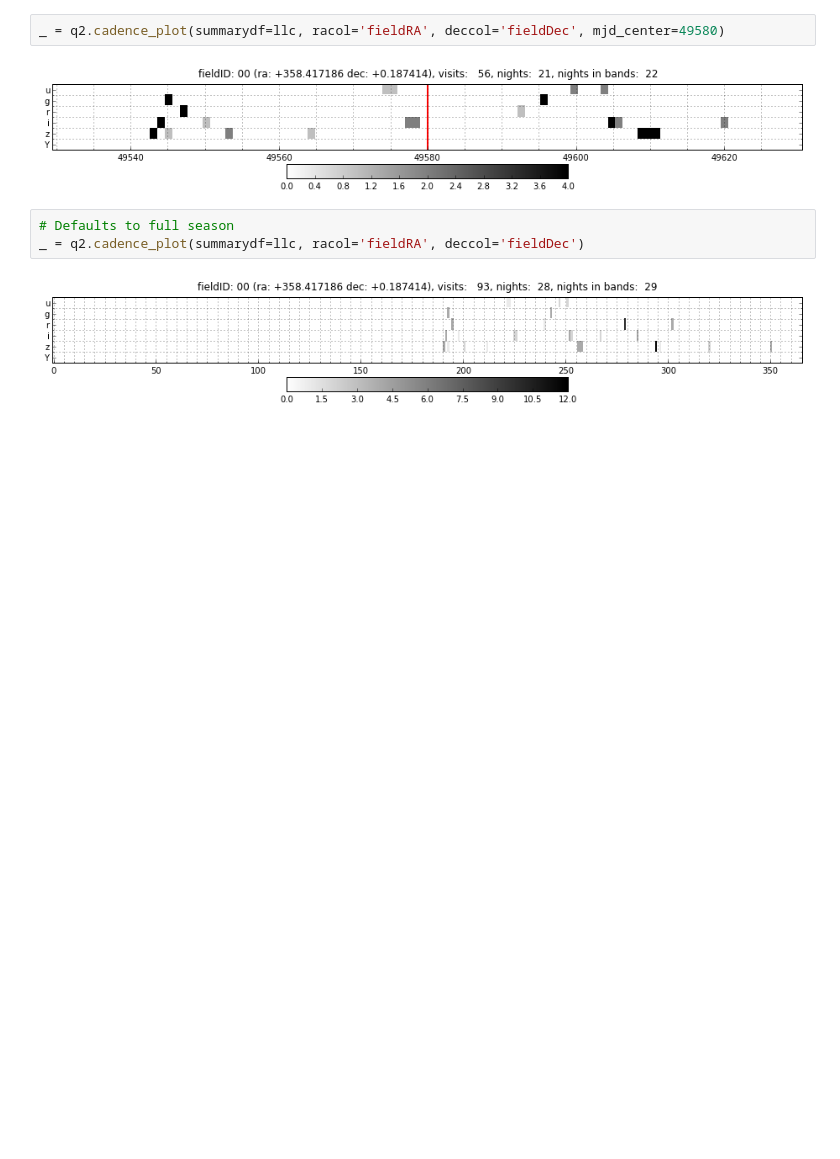
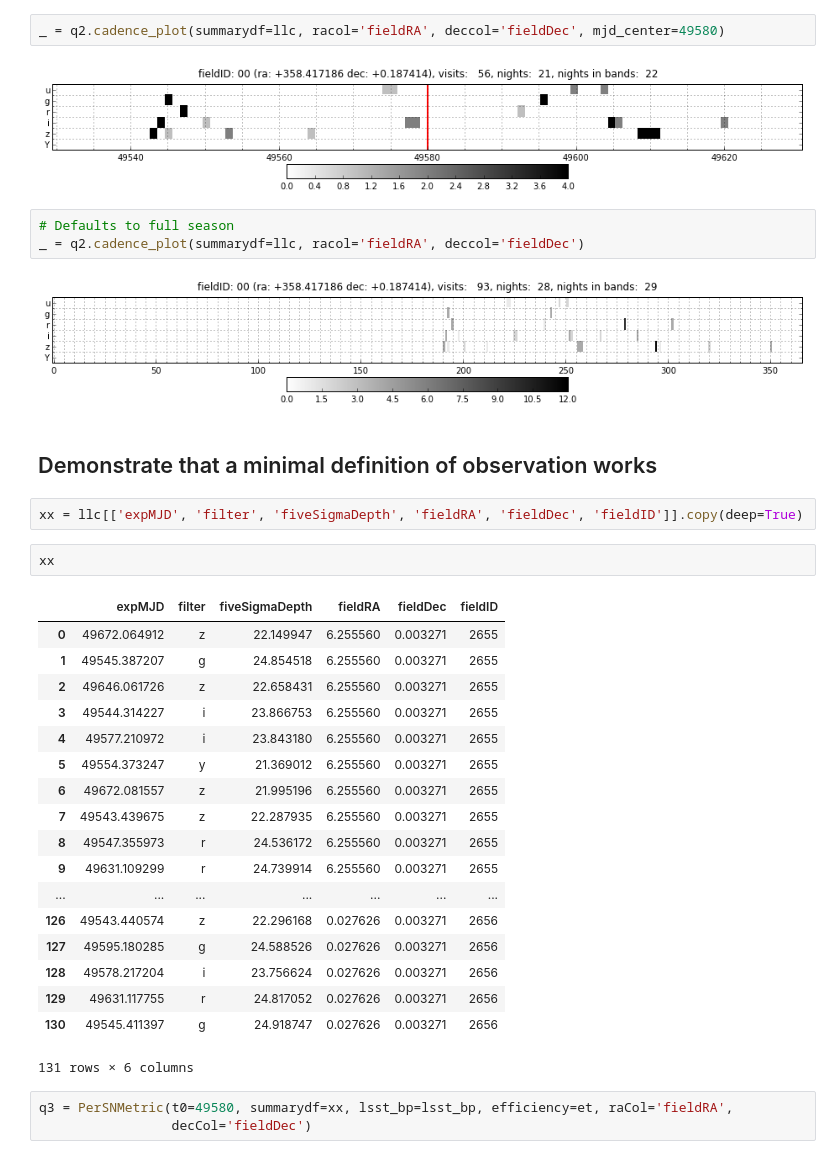
Before and after one commit to rbiswas4/Cadence, a Jupyter notebook: quality/LightCurveMetrics.ipynb, the cells around one changed output. Saved outputs shown, nothing was run; the diff lists cells and outputs as text; blank space fills up the shorter version.

```diff
--- a/quality/LightCurveMetrics.ipynb
+++ b/quality/LightCurveMetrics.ipynb
@@ -326,3 +326,31 @@ _ = q2.cadence_plot(summarydf=llc, racol='fieldRA', deccol='fieldDec', mjd_cente
 _ = q2.cadence_plot(summarydf=llc, racol='fieldRA', deccol='fieldDec')
 # %% [output]
 [figure]
+# %% [markdown]
+## Demonstrate that a minimal definition of observation works
+# %%
+xx = llc[['expMJD', 'filter', 'fiveSigmaDepth', 'fieldRA', 'fieldDec', 'fieldID']].copy(deep=True)
+# %%
+xx
+# %% [output]
+|  | expMJD | filter | fiveSigmaDepth | fieldRA | fieldDec | fieldID |
+| 0 | 49672.064912 | z | 22.149947 | 6.255560 | 0.003271 | 2655 |
+| 1 | 49545.387207 | g | 24.854518 | 6.255560 | 0.003271 | 2655 |
+| 2 | 49646.061726 | z | 22.658431 | 6.255560 | 0.003271 | 2655 |
+| 3 | 49544.314227 | i | 23.866753 | 6.255560 | 0.003271 | 2655 |
+| 4 | 49577.210972 | i | 23.843180 | 6.255560 | 0.003271 | 2655 |
+| 5 | 49554.373247 | y | 21.369012 | 6.255560 | 0.003271 | 2655 |
+| 6 | 49672.081557 | z | 21.995196 | 6.255560 | 0.003271 | 2655 |
+| 7 | 49543.439675 | z | 22.287935 | 6.255560 | 0.003271 | 2655 |
+| 8 | 49547.355973 | r | 24.536172 | 6.255560 | 0.003271 | 2655 |
+| 9 | 49631.109299 | r | 24.739914 | 6.255560 | 0.003271 | 2655 |
+| ... | ... | ... | ... | ... | ... | ... |
+| 126 | 49543.440574 | z | 22.296168 | 0.027626 | 0.003271 | 2656 |
+| 127 | 49595.180285 | g | 24.588526 | 0.027626 | 0.003271 | 2656 |
+| 128 | 49578.217204 | i | 23.756624 | 0.027626 | 0.003271 | 2656 |
+| 129 | 49631.117755 | r | 24.817052 | 0.027626 | 0.003271 | 2656 |
+| 130 | 49545.411397 | g | 24.918747 | 0.027626 | 0.003271 | 2656 |
+131 rows × 6 columns
+# %%
+q3 = PerSNMetric(t0=49580, summarydf=xx, lsst_bp=lsst_bp, efficiency=et, raCol='fieldRA',
+                 decCol='fieldDec')
```
Also changed, not shown: parts of 9 cells of this notebook, 2 other files.
